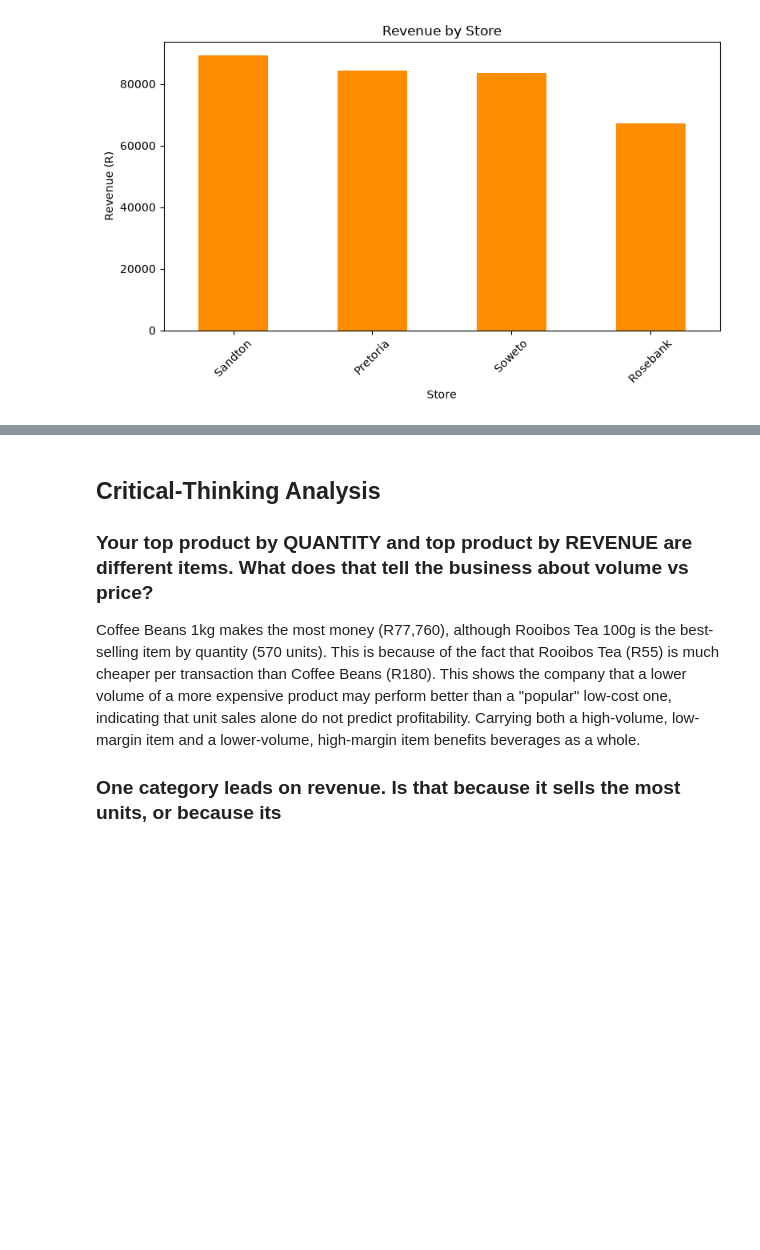
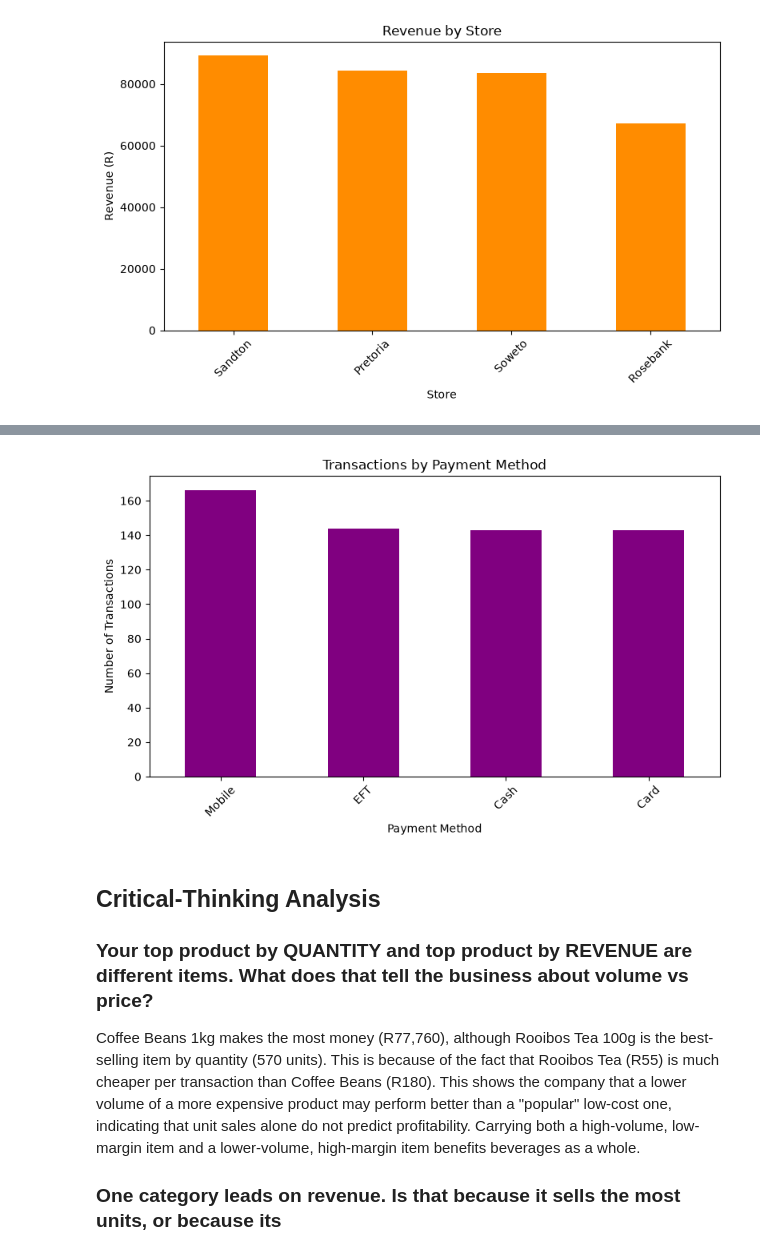
Before and after one commit to sandisiweluke17/retail-sales-analysis, a Jupyter notebook: analysis.ipynb, the cells around one changed output, grey strips where cells are left out. Drawn from its saved outputs; the diff is of its cells as text; code cells hidden in the pictures; blank space fills up the shorter version.

Commit message:
Refactor chart creation into reusable helper function; add bonus payment-method chart

```diff
--- a/analysis.ipynb
+++ b/analysis.ipynb
@@ -177,3 +151,8 @@ plt.show()
+# %%
+payment_counts_sorted = df["payment_method"].value_counts()
+save_titled_chart(payment_counts_sorted, "bar", "Transactions by Payment Method", "Payment Method", "Number of Transactions", "payment_methods.png", color="purple")
+# %% [output]
+[figure, added]
 # %% [markdown]
 ## Critical-Thinking Analysis
 
```
Also changed, not shown: parts of 4 cells of this notebook, 2 other files.
